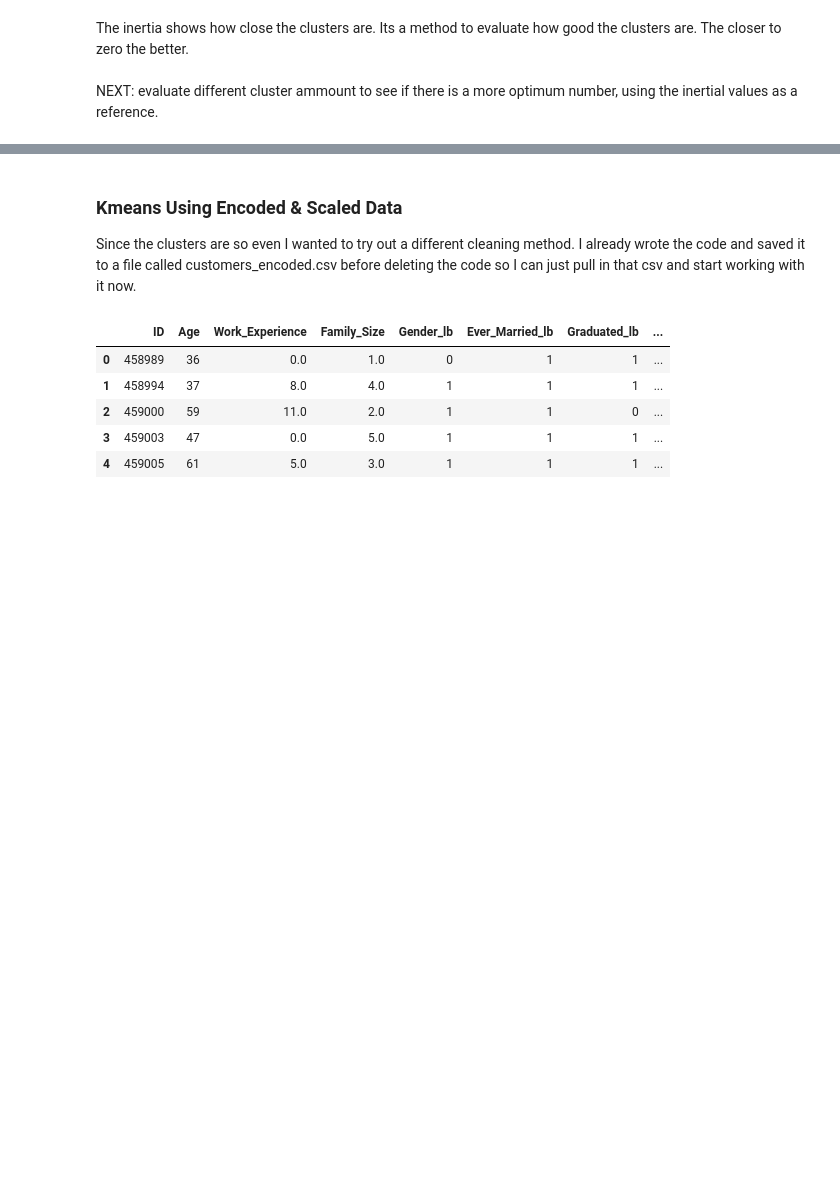
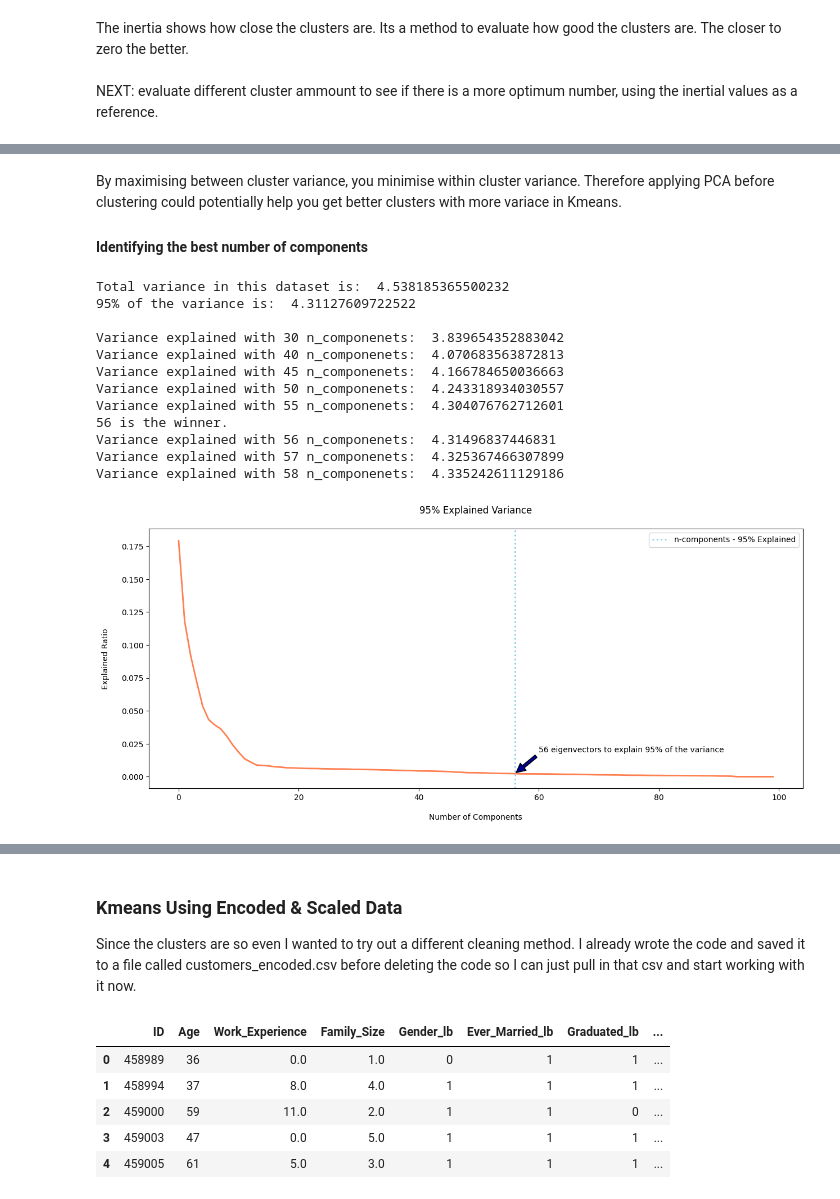
Before and after one commit to Korrin-F/tDS_Day_By_Days, a Jupyter notebook: Week 8 - Assignment_Unsupervised/Mini_unsupervised_P1.ipynb, the cells around one changed output, grey strips where cells are left out. Saved outputs shown, nothing was run; the diff lists cells and outputs as text; code cells hidden in the pictures; blank space fills up the shorter version.

```diff
--- a/Week 8 - Assignment_Unsupervised/Mini_unsupervised.ipynb
+++ b/Week 8 - Assignment_Unsupervised/Mini_unsupervised_P1.ipynb
@@ -328,0 +376,73 @@ plt.show()
+# %% [markdown]
+By maximising between cluster variance, you minimise within cluster variance. Therefore applying PCA before clustering could potentially help you get better clusters with more variace in Kmeans.
+
+#### Identifying the best number of components
+# %%
+# the number of columns in the dataset ie the number of variables
+# 100
+n_components = X1.shape[1]
+
+# running PCA with all the variables
+pca = PCA(n_components=n_components, random_state=0)
+X1_r = pca.fit(X1).transform(X1)
+# %%
+# the ideal PCA is 95% of the explained variance
+# calculating the 95% percent variance
+total_variance = sum(pca.explained_variance_)
+print('Total variance in this dataset is: ', total_variance)
+var_95 = total_variance * 0.95
+print('95% of the variance is: ', var_95)
+print('')
+
+# creating a dataframe of the components and the explained variance
+# this will save the explained variance for each component (column/variable) as a row in the dataset
+a = zip(range(0,n_components+1), pca.explained_variance_)
+a = pd.DataFrame(a, columns=['PCA Comp', 'Explained Variance'])
+
+# trying to hit the 95% number shown below at about 4.31
+# sum of the first 30 components in the new dataframe
+print('Variance explained with 30 n_componenets: ', sum(a['Explained Variance'][0:30]))
+print('Variance explained with 40 n_componenets: ', sum(a['Explained Variance'][0:40]))
+print('Variance explained with 45 n_componenets: ', sum(a['Explained Variance'][0:45]))
+print('Variance explained with 50 n_componenets: ', sum(a['Explained Variance'][0:50]))
+print('Variance explained with 55 n_componenets: ', sum(a['Explained Variance'][0:55]))
+# 56 components is the closest number of components to reach the 95% variance
+print('56 is the winner.')
+print('Variance explained with 56 n_componenets: ', sum(a['Explained Variance'][0:56]))
+print('Variance explained with 57 n_componenets: ', sum(a['Explained Variance'][0:57]))
+print('Variance explained with 58 n_componenets: ', sum(a['Explained Variance'][0:58]))
+
+# plot the data (ratio)
+plt.figure(figsize=(15,6))
+plt.plot(pca.explained_variance_ratio_, linewidth=lw, color='coral')
+plt.xlabel('Number of Components', labelpad=15)
+plt.ylabel('Explained Ratio',labelpad=15)
+plt.title('95% Explained Variance',pad=20)
+
+# plot a line showing the 95% variance
+plt.axvline(56, color='skyblue', linestyle=':', linewidth=lw, label='n-components - 95% Explained')
+plt.legend(prop=dict(size=10))
+
+# adding an arrow
+# aogenvectors is the same as principle components
+plt.annotate('56 eigenvectors to explain 95% of the variance',
+    xy = (56, pca.explained_variance_ratio_[56]),
+    # 60 is the angle of the arrow in degrees
+    # the 10 is the height of the text
+    xytext = (60, pca.explained_variance_ratio_[10]),
+    arrowprops = dict(facecolor = 'darkblue', shrink = 0.05),)
+plt.show()
+# %% [output]
+Total variance in this dataset is:  4.538185365500232
+95% of the variance is:  4.31127609722522
+
+Variance explained with 30 n_componenets:  3.839654352883042
+Variance explained with 40 n_componenets:  4.070683563872813
+Variance explained with 45 n_componenets:  4.166784650036663
+Variance explained with 50 n_componenets:  4.243318934030557
+Variance explained with 55 n_componenets:  4.304076762712601
+56 is the winner.
+Variance explained with 56 n_componenets:  4.31496837446831
+Variance explained with 57 n_componenets:  4.325367466307899
+Variance explained with 58 n_componenets:  4.335242611129186
+[figure, added]
```
Also changed, not shown: parts of 32 cells of this notebook, 3 other files.
